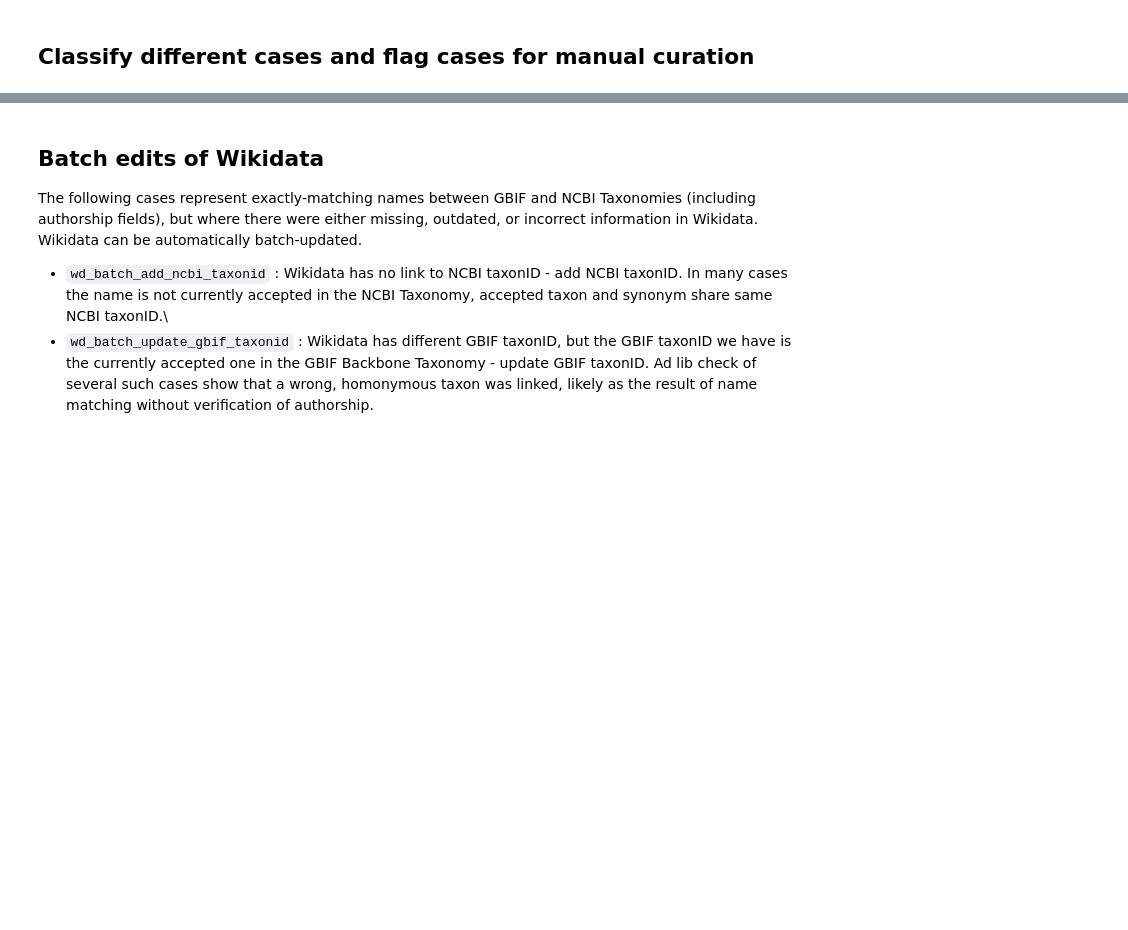
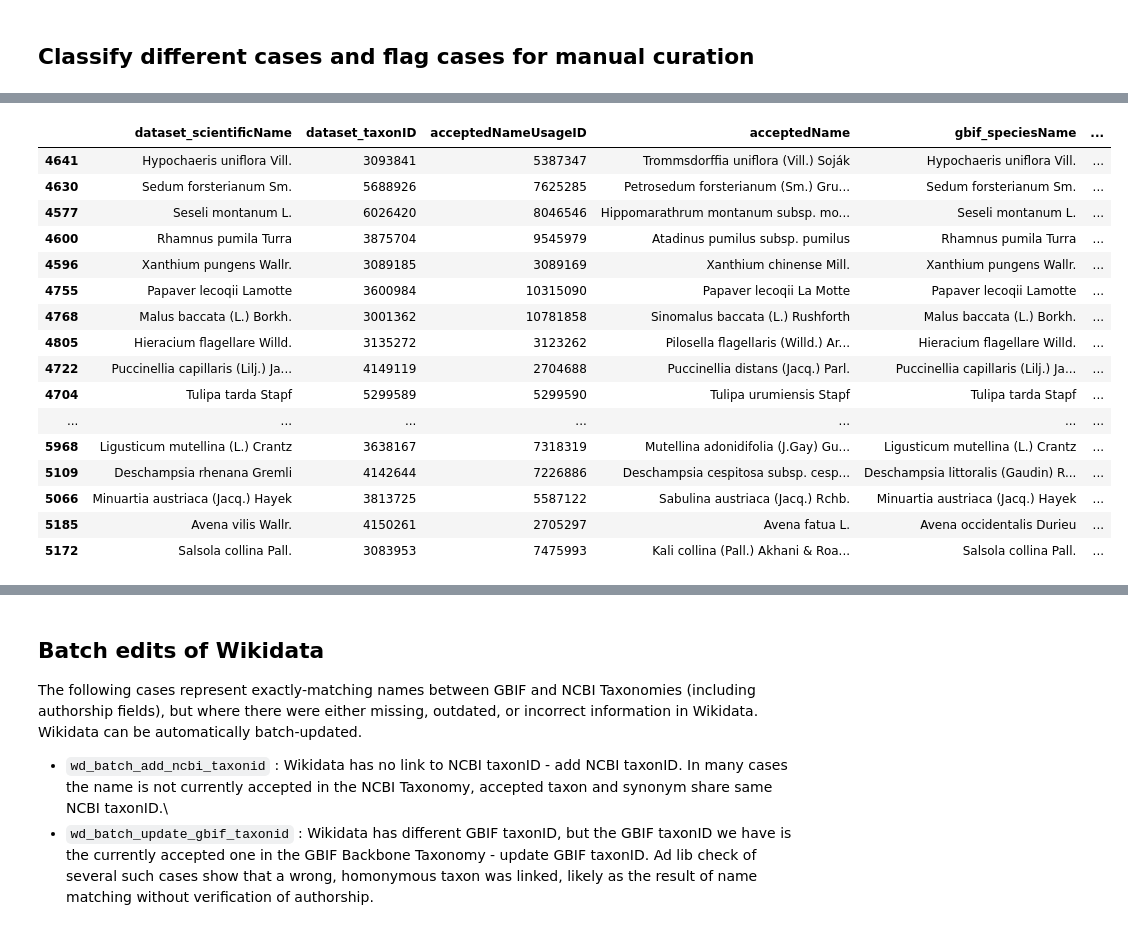
Before and after one commit to monagrland/taxo-harmo, a Jupyter notebook: compare-names.ipynb, the cells around one changed output, grey strips where cells are left out. Cells and saved outputs as stored; diff of their text form; code cells hidden in the pictures; blank space fills up the shorter version.

```diff
--- a/compare-names.ipynb
+++ b/compare-names.ipynb
@@ -674 +687,21 @@ df.groupby('status')['curation'].value_counts().to_frame()
 |  | wd_verify_authorship | 211 |
+# %%
+df.query('curation == "ok_auto" and taxonomicStatus != "accepted"').head(50)
+# %% [output]
+|  | dataset_scientificName | dataset_taxonID | acceptedNameUsageID | acceptedName | gbif_speciesName | ... |
+| 4641 | Hypochaeris uniflora Vill. | 3093841 | 5387347 | Trommsdorffia uniflora (Vill.) Soják | Hypochaeris uniflora Vill. | ... |
+| 4630 | Sedum forsterianum Sm. | 5688926 | 7625285 | Petrosedum forsterianum (Sm.) Gru... | Sedum forsterianum Sm. | ... |
+| 4577 | Seseli montanum L. | 6026420 | 8046546 | Hippomarathrum montanum subsp. mo... | Seseli montanum L. | ... |
+| 4600 | Rhamnus pumila Turra | 3875704 | 9545979 | Atadinus pumilus subsp. pumilus | Rhamnus pumila Turra | ... |
+| 4596 | Xanthium pungens Wallr. | 3089185 | 3089169 | Xanthium chinense Mill. | Xanthium pungens Wallr. | ... |
+| 4755 | Papaver lecoqii Lamotte | 3600984 | 10315090 | Papaver lecoqii La Motte | Papaver lecoqii Lamotte | ... |
+| 4768 | Malus baccata (L.) Borkh. | 3001362 | 10781858 | Sinomalus baccata (L.) Rushforth | Malus baccata (L.) Borkh. | ... |
+| 4805 | Hieracium flagellare Willd. | 3135272 | 3123262 | Pilosella flagellaris (Willd.) Ar... | Hieracium flagellare Willd. | ... |
+| 4722 | Puccinellia capillaris (Lilj.) Ja... | 4149119 | 2704688 | Puccinellia distans (Jacq.) Parl. | Puccinellia capillaris (Lilj.) Ja... | ... |
+| 4704 | Tulipa tarda Stapf | 5299589 | 5299590 | Tulipa urumiensis Stapf | Tulipa tarda Stapf | ... |
+| ... | ... | ... | ... | ... | ... | ... |
+| 5968 | Ligusticum mutellina (L.) Crantz | 3638167 | 7318319 | Mutellina adonidifolia (J.Gay) Gu... | Ligusticum mutellina (L.) Crantz | ... |
+| 5109 | Deschampsia rhenana Gremli | 4142644 | 7226886 | Deschampsia cespitosa subsp. cesp... | Deschampsia littoralis (Gaudin) R... | ... |
+| 5066 | Minuartia austriaca (Jacq.) Hayek | 3813725 | 5587122 | Sabulina austriaca (Jacq.) Rchb. | Minuartia austriaca (Jacq.) Hayek | ... |
+| 5185 | Avena vilis Wallr. | 4150261 | 2705297 | Avena fatua L. | Avena occidentalis Durieu | ... |
+| 5172 | Salsola collina Pall. | 3083953 | 7475993 | Kali collina (Pall.) Akhani & Roa... | Salsola collina Pall. | ... |
```
Also changed, not shown: parts of 13 cells of this notebook, 3 other files.
